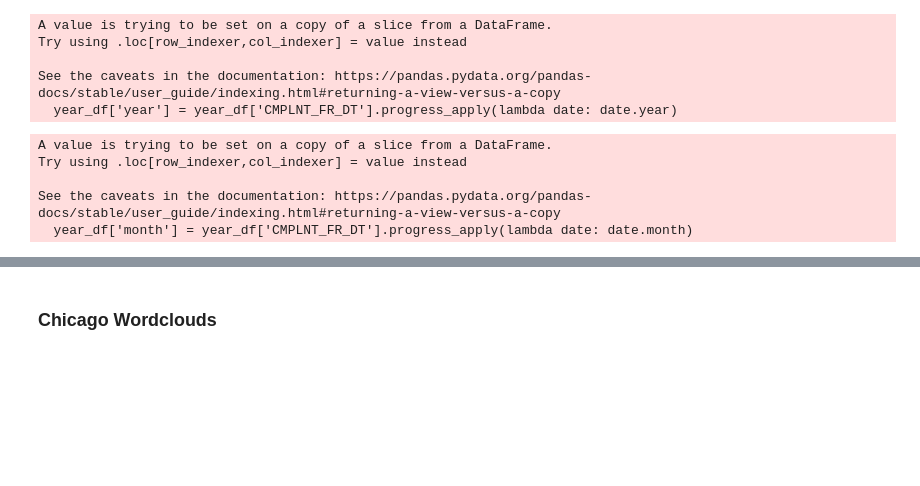
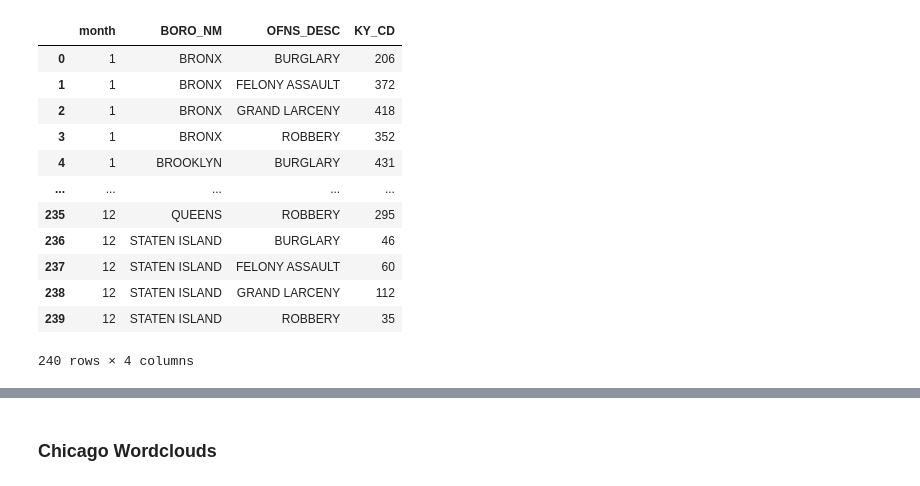
Before and after one commit to eyalmazuz/Crimeformer, a Jupyter notebook: notebooks/EDA.ipynb, the cells around one changed output, grey strips where cells are left out. Cells and saved outputs as stored; diff of their text form; code cells hidden in the pictures; blank space fills up the shorter version.

```diff
--- a/notebooks/EDA.ipynb
+++ b/notebooks/EDA.ipynb
@@ -54,0 +49,4 @@ sns.countplot(data=df, x='BORO_NM', hue='LAW_CAT_CD')
+# %%
+start = dateutil.parser.parse(f'1/1/2015').date()
+end = dateutil.parser.parse(f'1/1/2016').date()
+df = df[(df['CMPLNT_FR_DT'] >= start) & (df['CMPLNT_FR_DT'] < end)]
@@ -75,14 +61,16 @@ year_df = crime_occurence[(crime_occurence['CMPLNT_FR_DT'] > start) & (crime_occ
-# %%
-year_df['year'] = year_df['CMPLNT_FR_DT'].progress_apply(lambda date: date.year)
-year_df['month'] = year_df['CMPLNT_FR_DT'].progress_apply(lambda date: date.month)
-# %% [output]
-A value is trying to be set on a copy of a slice from a DataFrame.
-Try using .loc[row_indexer,col_indexer] = value instead
-
-See the caveats in the documentation: https://pandas.pydata.org/pandas-docs/stable/user_guide/indexing.html#returning-a-view-versus-a-copy
-  year_df['year'] = year_df['CMPLNT_FR_DT'].progress_apply(lambda date: date.year)
-A value is trying to be set on a copy of a slice from a DataFrame.
-Try using .loc[row_indexer,col_indexer] = value instead
-
-See the caveats in the documentation: https://pandas.pydata.org/pandas-docs/stable/user_guide/indexing.html#returning-a-view-versus-a-copy
-  year_df['month'] = year_df['CMPLNT_FR_DT'].progress_apply(lambda date: date.month)
+# %%
+s
+# %% [output]
+|  | month | BORO_NM | OFNS_DESC | KY_CD |
+| 0 | 1 | BRONX | BURGLARY | 206 |
+| 1 | 1 | BRONX | FELONY ASSAULT | 372 |
+| 2 | 1 | BRONX | GRAND LARCENY | 418 |
+| 3 | 1 | BRONX | ROBBERY | 352 |
+| 4 | 1 | BROOKLYN | BURGLARY | 431 |
+| ... | ... | ... | ... | ... |
+| 235 | 12 | QUEENS | ROBBERY | 295 |
+| 236 | 12 | STATEN ISLAND | BURGLARY | 46 |
+| 237 | 12 | STATEN ISLAND | FELONY ASSAULT | 60 |
+| 238 | 12 | STATEN ISLAND | GRAND LARCENY | 112 |
+| 239 | 12 | STATEN ISLAND | ROBBERY | 35 |
+240 rows × 4 columns
```
Also changed, not shown: parts of 27 cells of this notebook.
